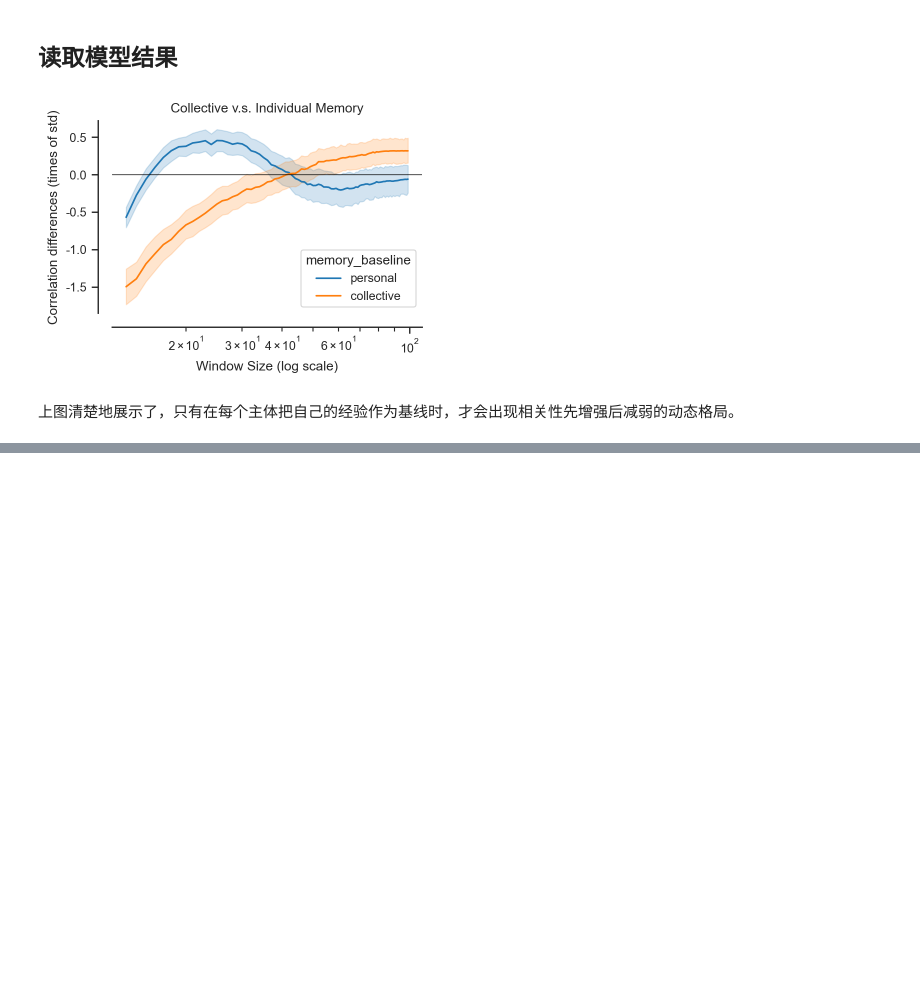
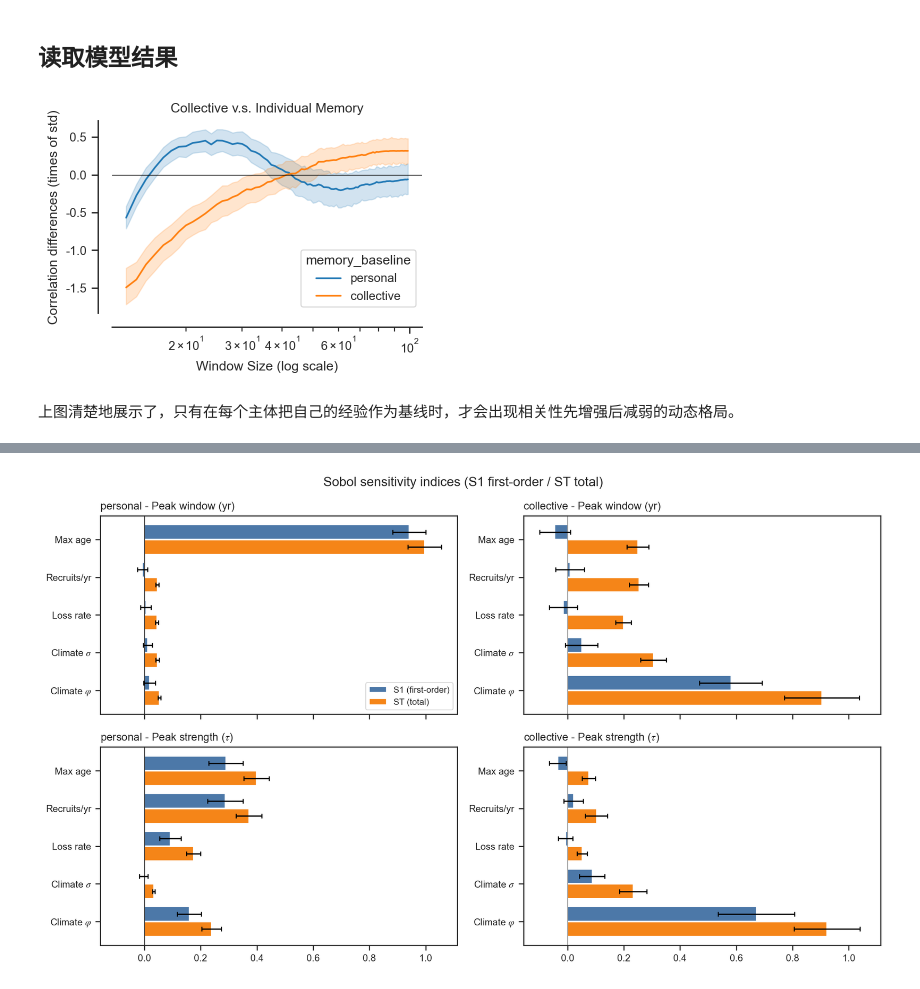
Before and after one commit to SongshGeo/shifting_baseline, a Jupyter notebook: reports/abm.ipynb, the cells around one changed output, grey strips where cells are left out. Cells and saved outputs as stored; diff of their text form; code cells hidden in the pictures; blank space fills up the shorter version.

```diff
--- a/reports/abm.ipynb
+++ b/reports/abm.ipynb
@@ -328,0 +165,68 @@ memory_baseline 分类 4.3125 0.0465 0.1257   是     *
+# %%
+import numpy as np
+import pandas as pd
+import matplotlib.pyplot as plt
+from pathlib import Path
+
+SENS_ROOT = Path("results/sensitivity")  # 相对 reports/ 的 SA 结果目录
+METRICS = ["peak_window_mean", "peak_strength_mean"]
+METRIC_LABELS = {
+    "peak_window_mean": "Peak window (yr)",
+    "peak_strength_mean": r"Peak strength ($\tau$)",
+}
+PARAM_LABELS = {
+    "max_age": "Max age",
+    "new_agents": "Recruits/yr",
+    "loss_rate": "Loss rate",
+    "climate_sigma": r"Climate $\sigma$",
+    "climate_phi": r"Climate $\varphi$",
+}
+
+
+def latest_sobol_dir(baseline: str) -> Path:
+    cands = sorted(SENS_ROOT.glob(f"2026*-sobol-{baseline}"))
+    if not cands:
+        raise FileNotFoundError(f"no sobol-{baseline} results under {SENS_ROOT}")
+    return cands[-1]  # 最新一次
+
+
+def plot_sobol_panel(ax, df, title):
+    y = np.arange(len(df))
+    ax.barh(
+        y - 0.2,
+        df["S1"],
+        height=0.38,
+        xerr=df.get("S1_conf"),
+        label="S1 (first-order)",
+        color="#4C78A8",
+        capsize=2,
+    )
+    ax.barh(
+        y + 0.2,
+        df["ST"],
+        height=0.38,
+        xerr=df.get("ST_conf"),
+        label="ST (total)",
+        color="#F58518",
+        capsize=2,
+    )
+    ax.set_yticks(y)
+    ax.set_yticklabels([PARAM_LABELS.get(n, n) for n in df["name"]])
+    ax.axvline(0, color="k", lw=0.5)
+    ax.set_title(title, fontsize=10, loc="left")
+    ax.invert_yaxis()
+
+
+fig, axes = plt.subplots(2, 2, figsize=(11, 6.5), sharex=True)
+for col, baseline in enumerate(["personal", "collective"]):
+    d = latest_sobol_dir(baseline)
+    for row, metric in enumerate(METRICS):
+        df = pd.read_csv(d / f"sobol_{metric}.csv")
+        plot_sobol_panel(axes[row, col], df, f"{baseline} - {METRIC_LABELS[metric]}")
+axes[0, 0].legend(fontsize=8, loc="lower right")
+fig.suptitle("Sobol sensitivity indices (S1 first-order / ST total)", fontsize=12)
+fig.tight_layout()
+plt.savefig("results/abm_sobol_indices.png", dpi=200, bbox_inches="tight")
+plt.show();
+# %% [output]
+[figure, added]
```
Also changed, not shown: parts of 11 cells of this notebook, 8 other files.
